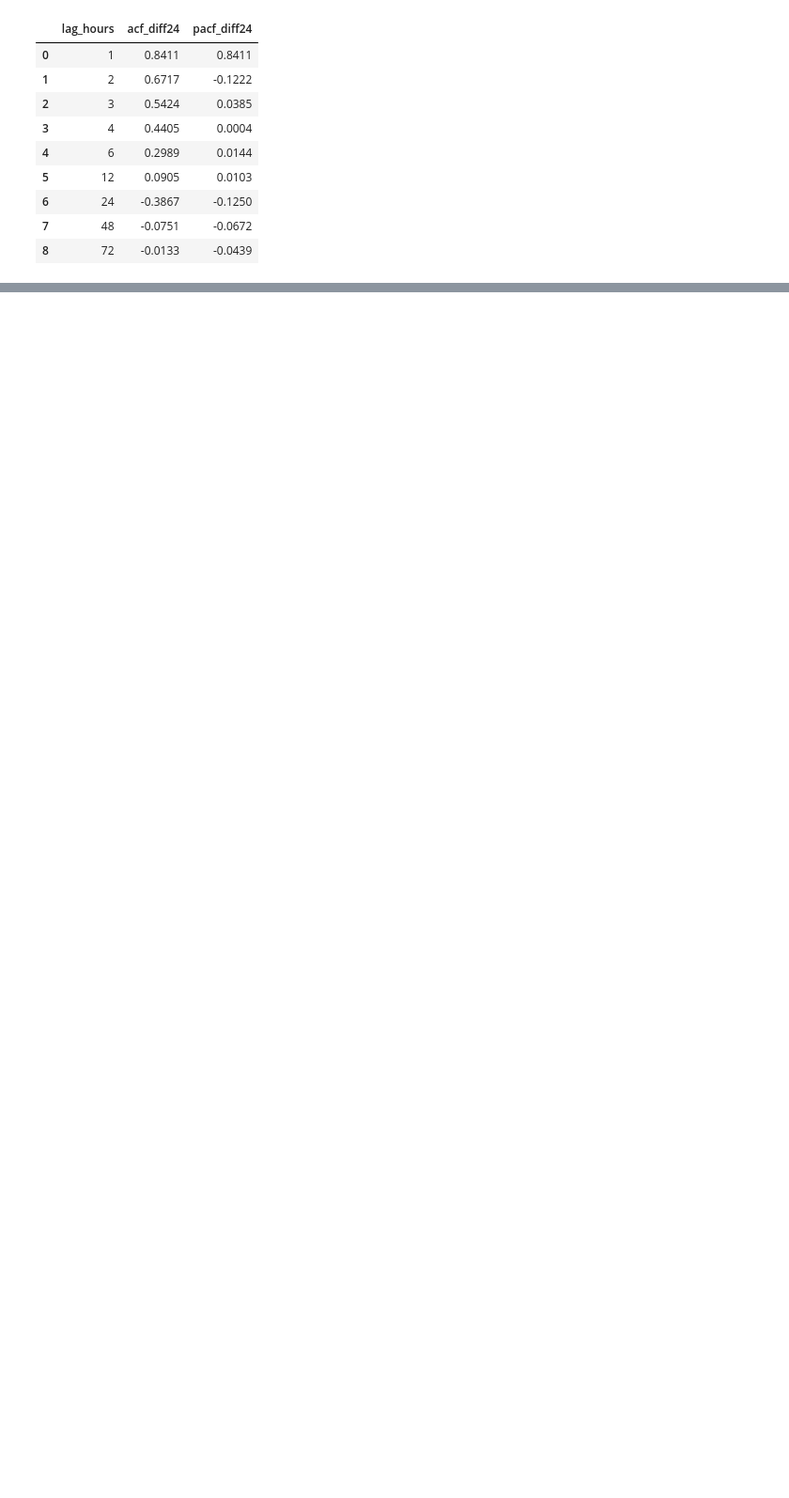
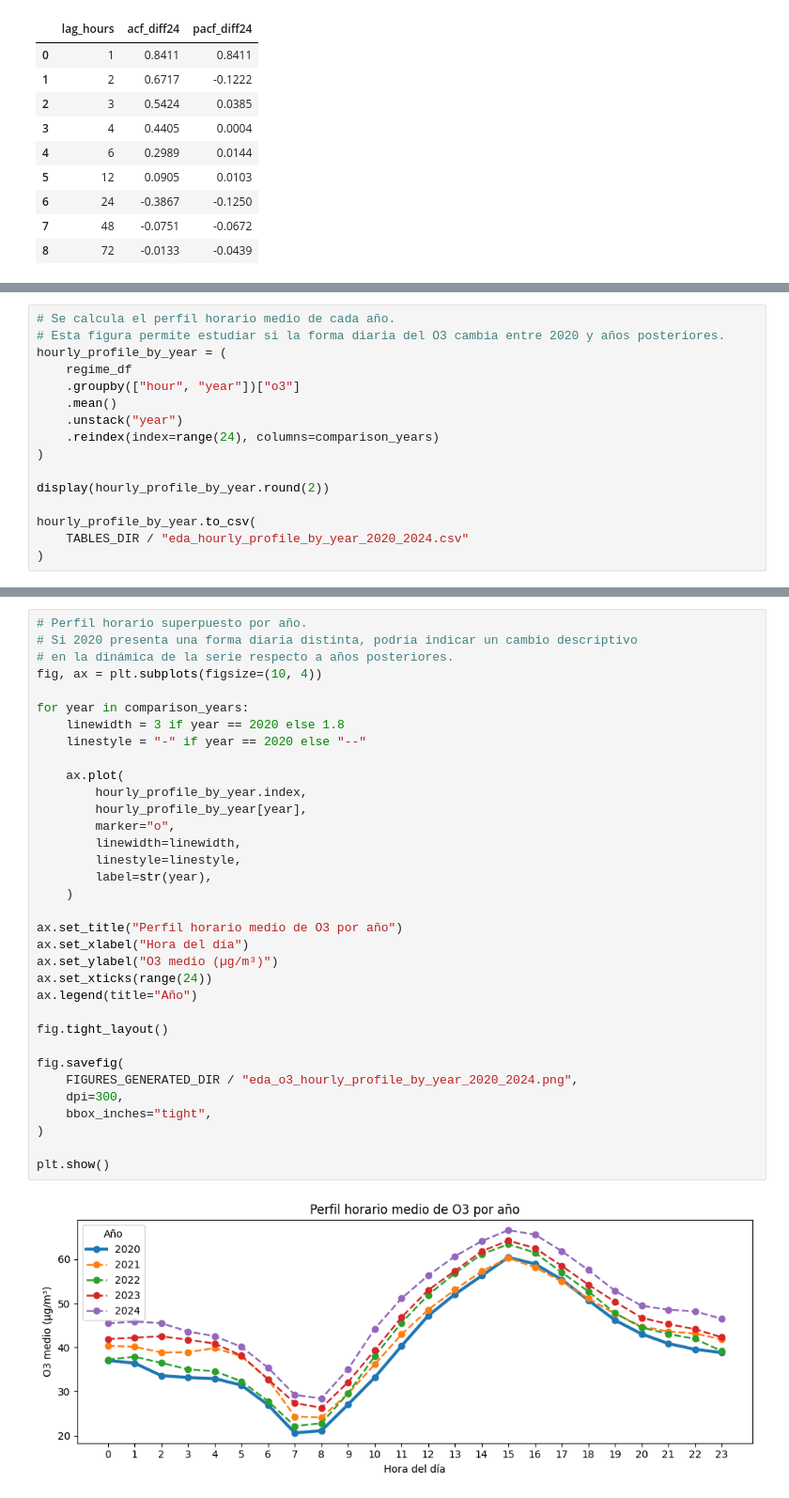
Before and after one commit to hipenation2142/trabajo, a Jupyter notebook: notebooks/01_eda_o3.ipynb, the cells around one changed output, grey strips where cells are left out. Shown at 94% size. Saved outputs shown, nothing was run; the diff lists cells and outputs as text; blank space fills up the shorter version.

```diff
--- a/notebooks/01_eda_o3.ipynb
+++ b/notebooks/01_eda_o3.ipynb
@@ -1925,0 +2094,16 @@ stationary_correlogram_summary.to_csv(
+# %%
+# Se calcula el perfil horario medio de cada año.
+# Esta figura permite estudiar si la forma diaria del O3 cambia entre 2020 y años posteriores.
+hourly_profile_by_year = (
+    regime_df
+    .groupby(["hour", "year"])["o3"]
+    .mean()
+    .unstack("year")
+    .reindex(index=range(24), columns=comparison_years)
+)
+
+display(hourly_profile_by_year.round(2))
+
+hourly_profile_by_year.to_csv(
+    TABLES_DIR / "eda_hourly_profile_by_year_2020_2024.csv"
+)
@@ -1925,0 +2129,36 @@ stationary_correlogram_summary.to_csv(
+# %%
+# Perfil horario superpuesto por año.
+# Si 2020 presenta una forma diaria distinta, podría indicar un cambio descriptivo
+# en la dinámica de la serie respecto a años posteriores.
+fig, ax = plt.subplots(figsize=(10, 4))
+
+for year in comparison_years:
+    linewidth = 3 if year == 2020 else 1.8
+    linestyle = "-" if year == 2020 else "--"
+
+    ax.plot(
+        hourly_profile_by_year.index,
+        hourly_profile_by_year[year],
+        marker="o",
+        linewidth=linewidth,
+        linestyle=linestyle,
+        label=str(year),
+    )
+
+ax.set_title("Perfil horario medio de O3 por año")
+ax.set_xlabel("Hora del día")
+ax.set_ylabel("O3 medio (µg/m³)")
+ax.set_xticks(range(24))
+ax.legend(title="Año")
+
+fig.tight_layout()
+
+fig.savefig(
+    FIGURES_GENERATED_DIR / "eda_o3_hourly_profile_by_year_2020_2024.png",
+    dpi=300,
+    bbox_inches="tight",
+)
+
+plt.show()
+# %% [output]
+[figure, added]
```
Also changed, not shown: parts of 11 cells of this notebook, 9 other files.
